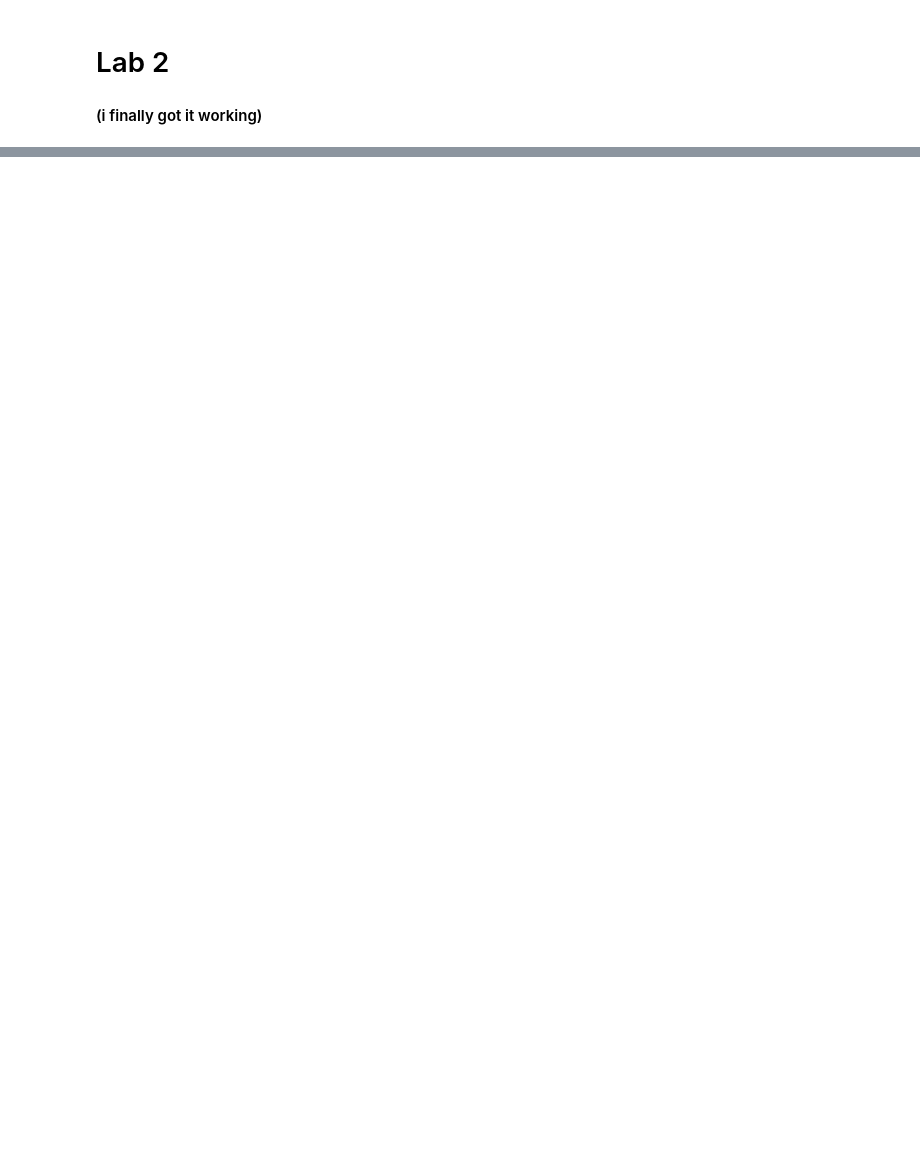
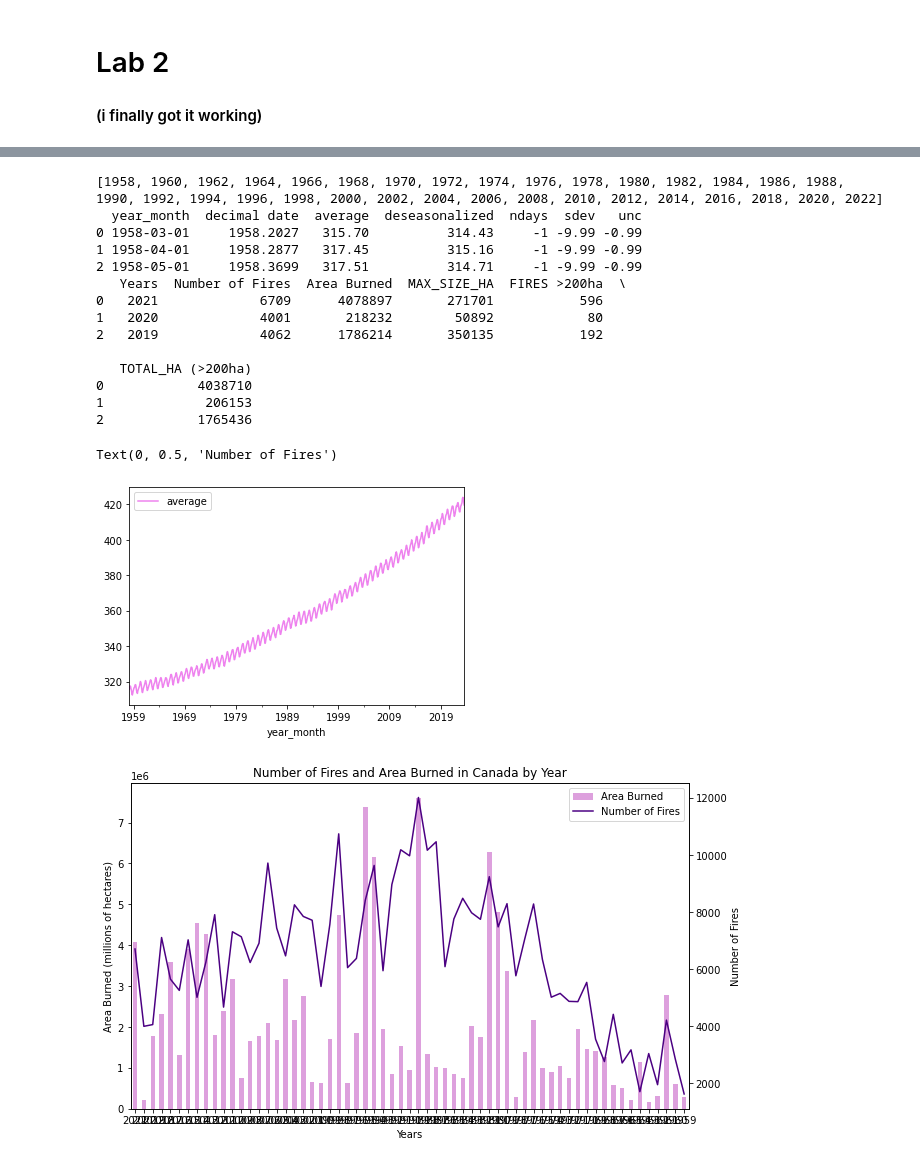
Before and after one commit to dontloseyourkeys/lab2-310, a Jupyter notebook: AsiaLab2.ipynb, the cells around one changed output, grey strips where cells are left out. Cells and saved outputs as stored; diff of their text form; code cells hidden in the pictures; blank space fills up the shorter version.

```diff
--- a/AsiaLab2.ipynb
+++ b/AsiaLab2.ipynb
@@ -46,0 +4,74 @@ KeyError: 'decimal date'
+# %%
+"""\n chatgpt was asked "demonstrate how to load data in python using pandas"\n """
+#importing necessary modules
+import numpy as np
+import pandas as pd
+import matplotlib.pyplot as plt
+
+#linking files from directory
+wfpath = 'Data/NFDB_point_stats.csv'
+co2path = 'Data/co2_mm_mlo.csv'
+
+#cleaning up data into a dataframe "sep=',',
+#fixdata = "comment= '#', delimiter=','"
+
+#wfdata = pd.read_csv(wfpath, fixdata, skiprows = 5,)
+
+co2data = pd.read_csv(co2path,
+                    delimiter=',', header= 26,
+                    parse_dates=[[0,1]]
+)
+
+wfdata = pd.read_csv(wfpath,
+                    delimiter=',',
+                    header= 4,
+                    #parse_dates=[0],
+                    skipfooter= 3,
+                    thousands=',',
+                    skipinitialspace=1
+)
+
+wfdata.rename(columns={'YEAR':'Years', 'TOTAL_HA':'Area Burned', 'FIRES':'Number of Fires'}, inplace=True)
+
+
+#Chat GPT was asked: please define a python function to create a list of every even  between 2 years given as arguments. make it as concise as possible
+
+def years(yr1, yr2):
+    return [i for i in range(yr1 + (yr1 % 2), yr2 + 1, 2)]
+
+print(years(1958, 2023))
+
+print(co2data.head(3))
+print(wfdata.head(3))
+
+co2data.plot.line(x = 'year_month', y= 'average', c = 'violet')
+
+wfbar = wfdata.plot.bar(x = 'Years', y= 'Area Burned', color = 'plum')
+wfline = wfdata.plot.line(x = 'Years', y= 'Number of Fires', ylabel= 'Area Burned (millions of hectares)', c='indigo', figsize= (10, 6),
+                         sharex= 0, stacked= 1, ax = wfbar, use_index=False, secondary_y=True, mark_right= False,# xticks= years(1958, 2023),
+                         title= 'Number of Fires and Area Burned in Canada by Year'
+                         )
+wfbar.right_ax.set_ylabel('Number of Fires')
+
+#title should be
+#years should be every 10
+
+#to do: fix x labels, add tail co2 data??, neaten and comment, remove anything unnecessary, add 2022 and 2023, etc :)
+# %% [output]
+[1958, 1960, 1962, 1964, 1966, 1968, 1970, 1972, 1974, 1976, 1978, 1980, 1982, 1984, 1986, 1988, 1990, 1992, 1994, 1996, 1998, 2000, 2002, 2004, 2006, 2008, 2010, 2012, 2014, 2016, 2018, 2020, 2022]
+  year_month  decimal date  average  deseasonalized  ndays  sdev   unc
+0 1958-03-01     1958.2027   315.70          314.43     -1 -9.99 -0.99
+1 1958-04-01     1958.2877   317.45          315.16     -1 -9.99 -0.99
+2 1958-05-01     1958.3699   317.51          314.71     -1 -9.99 -0.99
+   Years  Number of Fires  Area Burned  MAX_SIZE_HA  FIRES >200ha  \
+0   2021             6709      4078897       271701           596
+1   2020             4001       218232        50892            80
+2   2019             4062      1786214       350135           192
+
+   TOTAL_HA (>200ha)
+0            4038710
+1             206153
+2            1765436
+Text(0, 0.5, 'Number of Fires')
+[figure, added]
+[figure, added]
```
Also changed, not shown: parts of 1 cell of this notebook.
